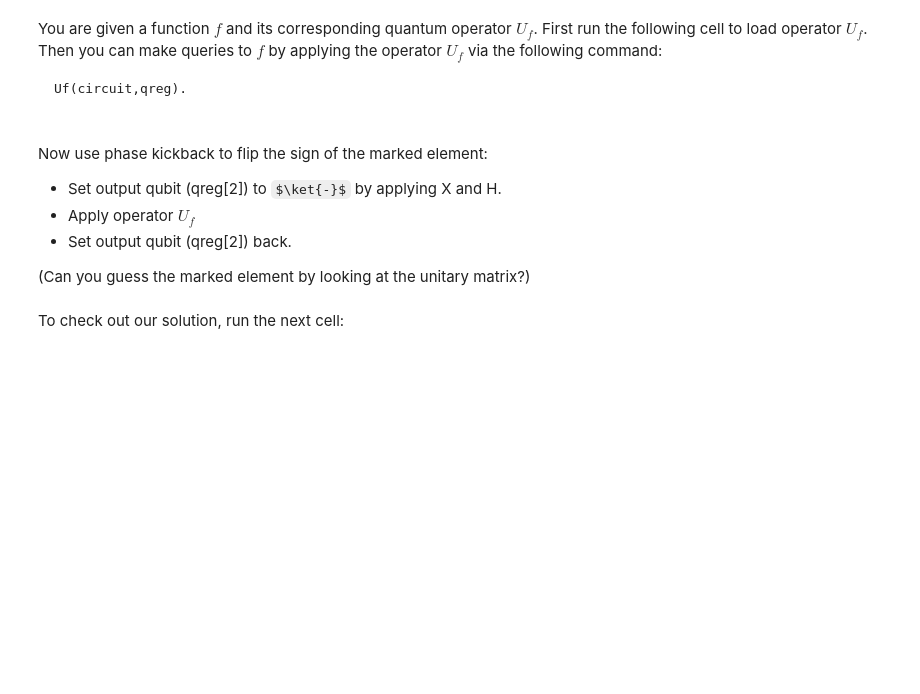
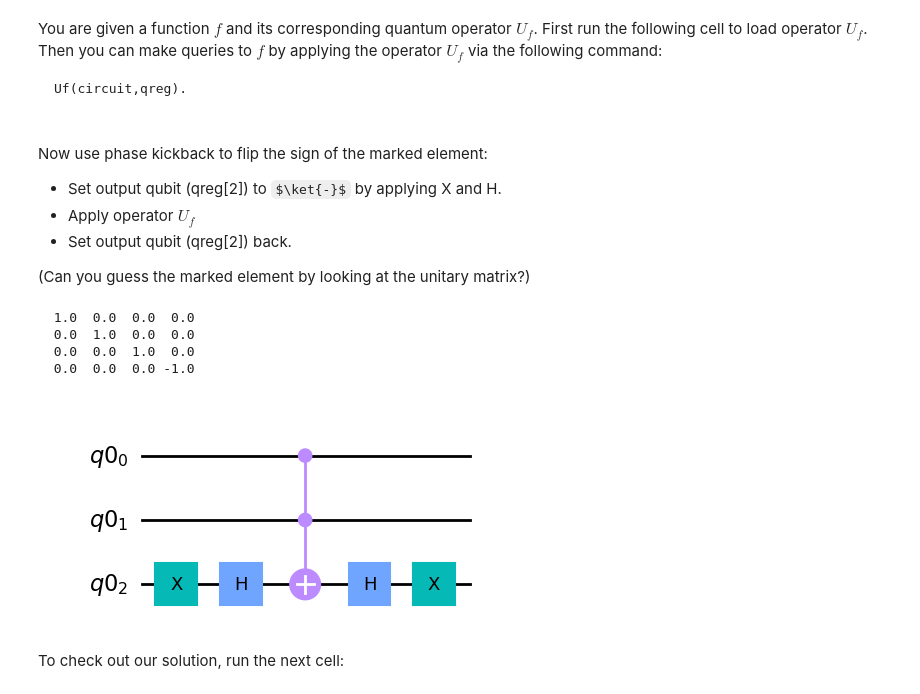
Before and after one commit to james-lucius/qworld, a Jupyter notebook: QB42_Q92_Grovers_Search_Implementation.ipynb, the cells around one changed output. Saved outputs shown, nothing was run; the diff lists cells and outputs as text; code cells hidden in the pictures; some formulas as TeX source; blank space fills up the shorter version.

```diff
--- a/QB42_Q92_Grovers_Search_Implementation.ipynb
+++ b/QB42_Q92_Grovers_Search_Implementation.ipynb
@@ -164,31 +182,43 @@ Now use phase kickback to flip the sign of the marked element:
 # %%
 from qiskit import QuantumRegister, ClassicalRegister, QuantumCircuit, execute, Aer
 
 qreg = QuantumRegister(3)
 #No need to define classical register as we are not measuring
 
 mycircuit = QuantumCircuit(qreg)
 
 
 #
 #Your code here
 #
+mycircuit.x(qreg[2])
+mycircuit.h(qreg[2])
 
+Uf(mycircuit, qreg)
+
+mycircuit.h(qreg[2])
+mycircuit.x(qreg[2])
 
 job = execute(mycircuit,Aer.get_backend('unitary_simulator'))
 u=job.result().get_unitary(mycircuit,decimals=3).data
 
 #We are interested in the top-left 4x4 part
 for i in range(4):
     s=""
     for j in range(4):
         val = str(u[i][j].real)
         while(len(val)<5): val  = " "+val
         s = s + val
     print(s)
 
 
 mycircuit.draw(output='mpl')
+# %% [output]
+  1.0  0.0  0.0  0.0
+  0.0  1.0  0.0  0.0
+  0.0  0.0  1.0  0.0
+  0.0  0.0  0.0 -1.0
+[figure, added]
 # %% [markdown]
 To check out our solution, run the next cell:
 # %%
```
Also changed, not shown: parts of 22 cells of this notebook.
